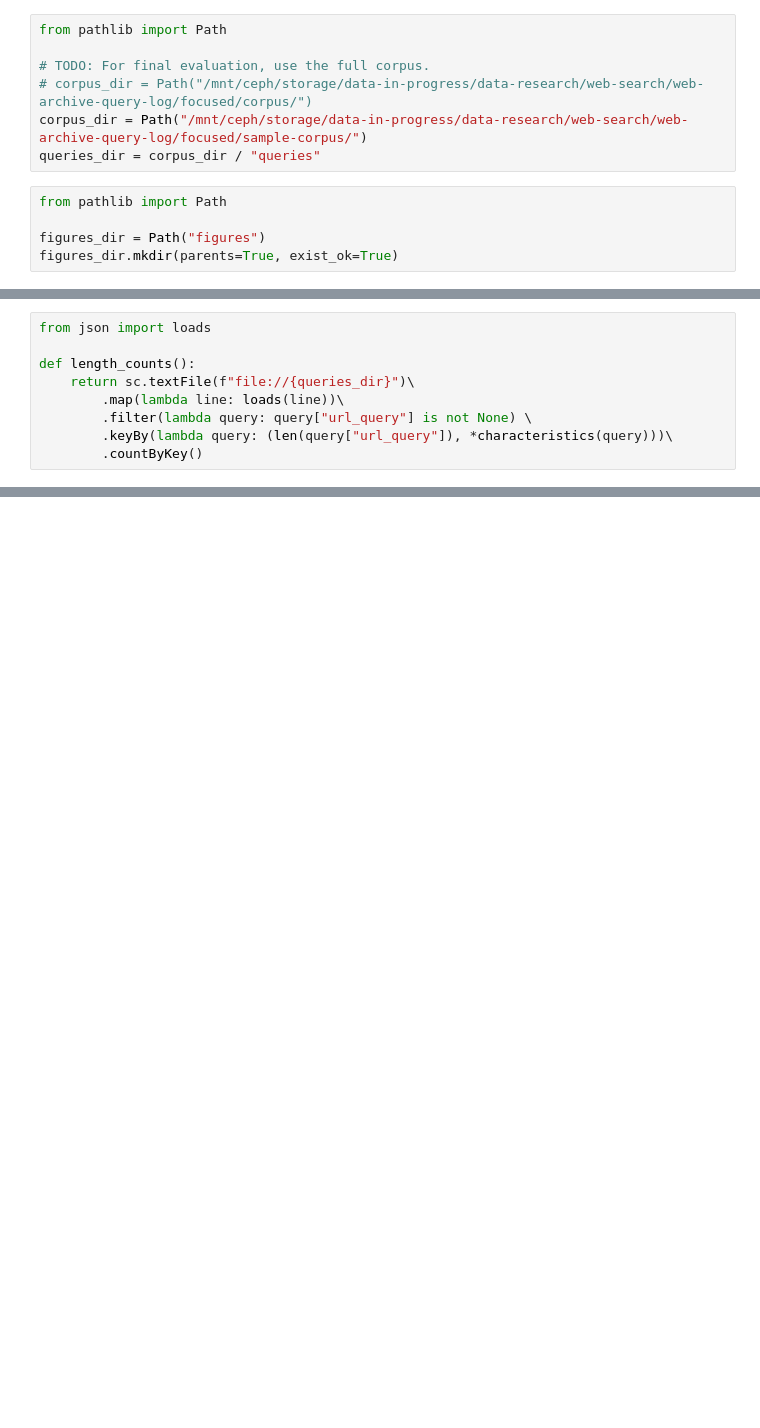
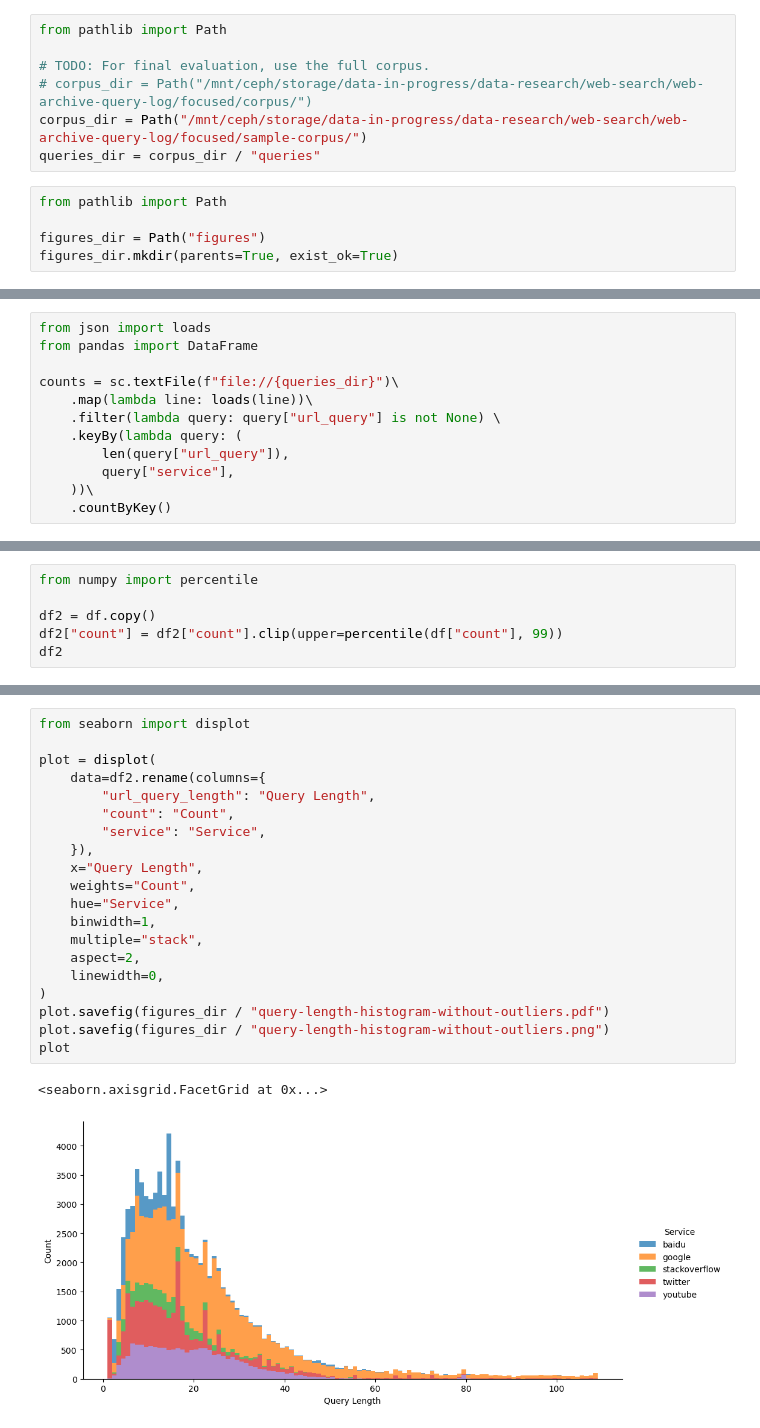
Before and after one commit to webis-de/archive-query-log, a Jupyter notebook: notebooks/evaluation_query_length.ipynb, the cells around one changed output, grey strips where cells are left out. Saved outputs shown, nothing was run; the diff lists cells and outputs as text; blank space fills up the shorter version.

```diff
--- a/notebooks/evaluation_query_length.ipynb
+++ b/notebooks/evaluation_query_length.ipynb
@@ -44,9 +28,12 @@ def characteristics(query: dict) -> tuple:
 # %%
 from json import loads
+from pandas import DataFrame
 
-def length_counts():
-    return sc.textFile(f"file://{queries_dir}")\
-        .map(lambda line: loads(line))\
-        .filter(lambda query: query["url_query"] is not None) \
-        .keyBy(lambda query: (len(query["url_query"]), *characteristics(query)))\
-        .countByKey()
+counts = sc.textFile(f"file://{queries_dir}")\
+    .map(lambda line: loads(line))\
+    .filter(lambda query: query["url_query"] is not None) \
+    .keyBy(lambda query: (
+        len(query["url_query"]),
+        query["service"],
+    ))\
+    .countByKey()
@@ -86,0 +98,6 @@ ax
+# %%
+from numpy import percentile
+
+df2 = df.copy()
+df2["count"] = df2["count"].clip(upper=percentile(df["count"], 99))
+df2
@@ -86,0 +118,23 @@ ax
+# %%
+from seaborn import displot
+
+plot = displot(
+    data=df2.rename(columns={
+        "url_query_length": "Query Length",
+        "count": "Count",
+        "service": "Service",
+    }),
+    x="Query Length",
+    weights="Count",
+    hue="Service",
+    binwidth=1,
+    multiple="stack",
+    aspect=2,
+    linewidth=0,
+)
+plot.savefig(figures_dir / "query-length-histogram-without-outliers.pdf")
+plot.savefig(figures_dir / "query-length-histogram-without-outliers.png")
+plot
+# %% [output]
+<seaborn.axisgrid.FacetGrid at 0x...>
+[figure, added]
```
Also changed, not shown: parts of 8 cells of this notebook.
